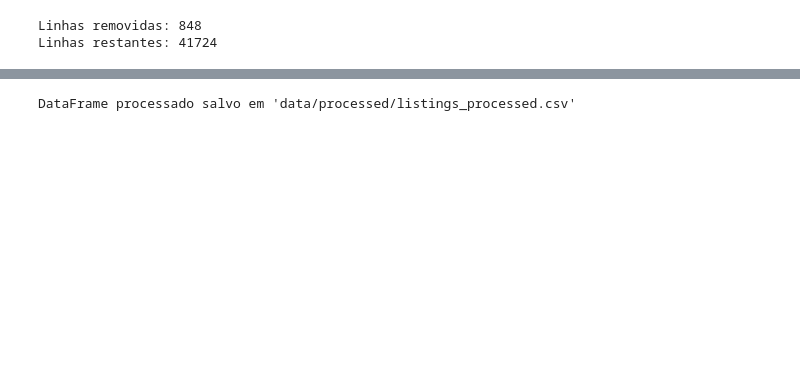
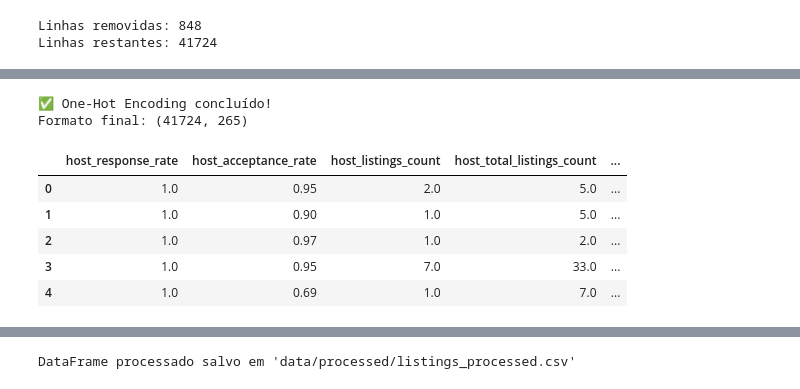
Before and after one commit to RaphaelRAY/airbnb-rating-ml, a Jupyter notebook: notebooks/01_limpeza_dados.ipynb, the cells around one changed output, grey strips where cells are left out. Cells and saved outputs as stored; diff of their text form; code cells hidden in the pictures; blank space fills up the shorter version.

```diff
--- a/notebooks/01_limpeza_dados.ipynb
+++ b/notebooks/01_limpeza_dados.ipynb
@@ -235,3 +324,37 @@ df
+# %%
+from sklearn.preprocessing import OneHotEncoder
+
+# 🔹 Lista das colunas categóricas
+cat_features = [
+    'host_response_time',
+    'property_type',
+    'room_type',
+    'neighbourhood_cleansed'
+]
+
+# 🔹 Cria o codificador
+encoder = OneHotEncoder(handle_unknown='ignore', sparse_output=False)
+
+# 🔹 Aplica o encoding e transforma em DataFrame
+encoded = encoder.fit_transform(df[cat_features])
+encoded_df = pd.DataFrame(encoded, columns=encoder.get_feature_names_out(cat_features))
+
+# 🔹 Junta as novas colunas codificadas com o restante do DataFrame
+df_encoded = pd.concat([df.drop(columns=cat_features).reset_index(drop=True),
+                        encoded_df.reset_index(drop=True)], axis=1)
+
+print("✅ One-Hot Encoding concluído!")
+print("Formato final:", df_encoded.shape)
+df_encoded.head()
+# %% [output]
+✅ One-Hot Encoding concluído!
+Formato final: (41724, 265)
+|  | host_response_rate | host_acceptance_rate | host_listings_count | host_total_listings_count | ... |
+| 0 | 1.0 | 0.95 | 2.0 | 5.0 | ... |
+| 1 | 1.0 | 0.90 | 1.0 | 5.0 | ... |
+| 2 | 1.0 | 0.97 | 1.0 | 2.0 | ... |
+| 3 | 1.0 | 0.95 | 7.0 | 33.0 | ... |
+| 4 | 1.0 | 0.69 | 1.0 | 7.0 | ... |
 # %%
 print("\n--- Colunas após limpeza ---")
 print(df.columns.tolist())
```
Also changed, not shown: parts of 16 cells of this notebook.
